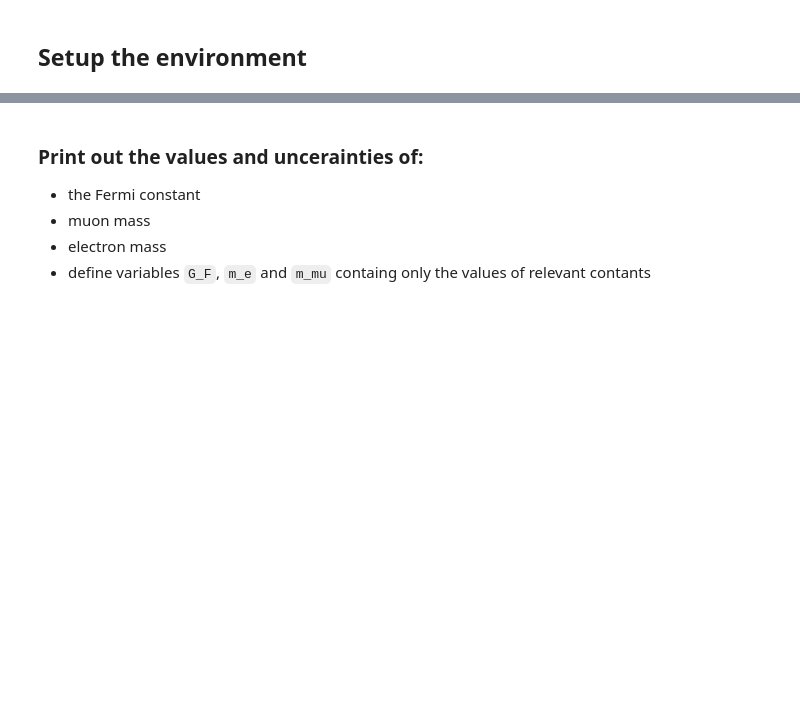
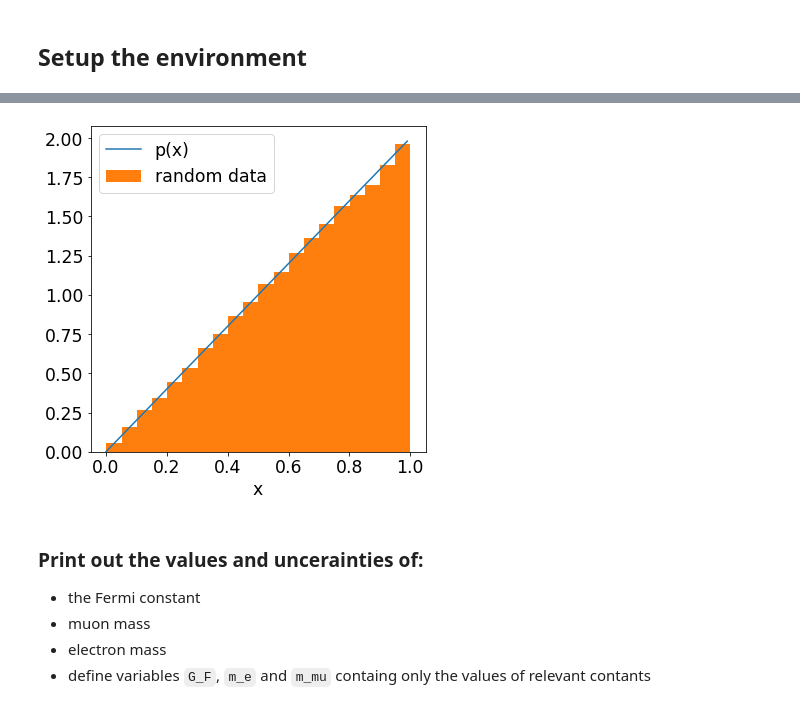
Before and after one commit to draczew23/Modern_Particle_Physics_Experiments, a Jupyter notebook: 02_Monte_Carlo_methods.ipynb, the cells around one changed output, grey strips where cells are left out. Cells and saved outputs as stored; diff of their text form; code cells hidden in the pictures; blank space fills up the shorter version.

```diff
--- a/02_Monte_Carlo_methods.ipynb
+++ b/02_Monte_Carlo_methods.ipynb
@@ -56,3 +76,22 @@ pdf(0.5)
+# %%
+def drawNumbers(nPoints, invCDF):
+    x = np.random.random(nPoints)
+    x = invCDF(x)
+    return x
+
+fig, ax = plt.subplots(figsize=(6, 6))
+
+x = np.arange(0,1,0.01)
+nPoints = 100000
+sample = drawNumbers(nPoints, invCDF)
+
+ax.plot(x,pdf(x), label="p(x)");
+ax.hist(sample, bins=20, density=True, label="random data");
+ax.set_xlabel("x")
+ax.set_ylabel("")
+ax.legend();
+# %% [output]
+[figure, added]
 # %% [markdown]
 ### Print out the values and uncerainties of:
 
```
Also changed, not shown: parts of 4 cells of this notebook, 3 other files.
